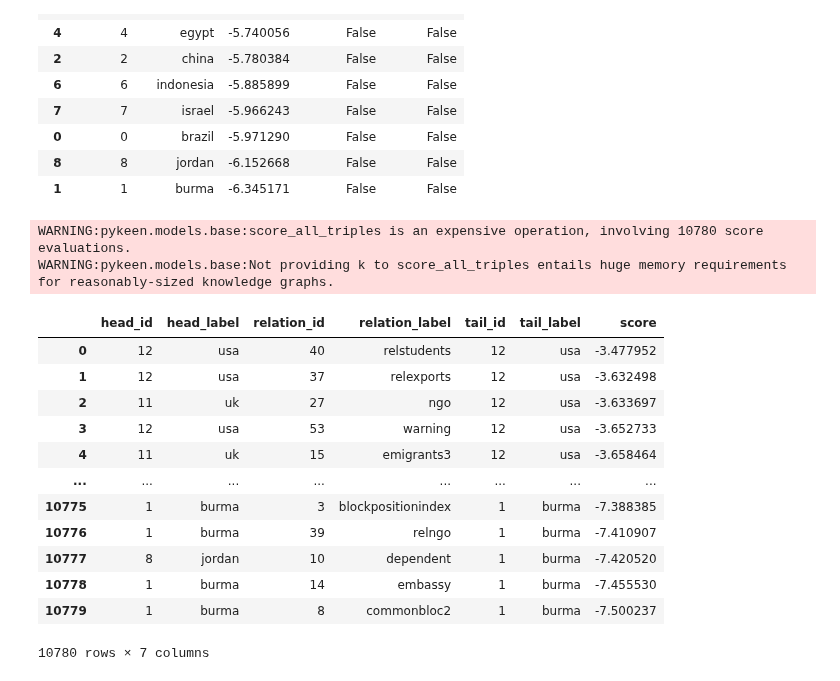
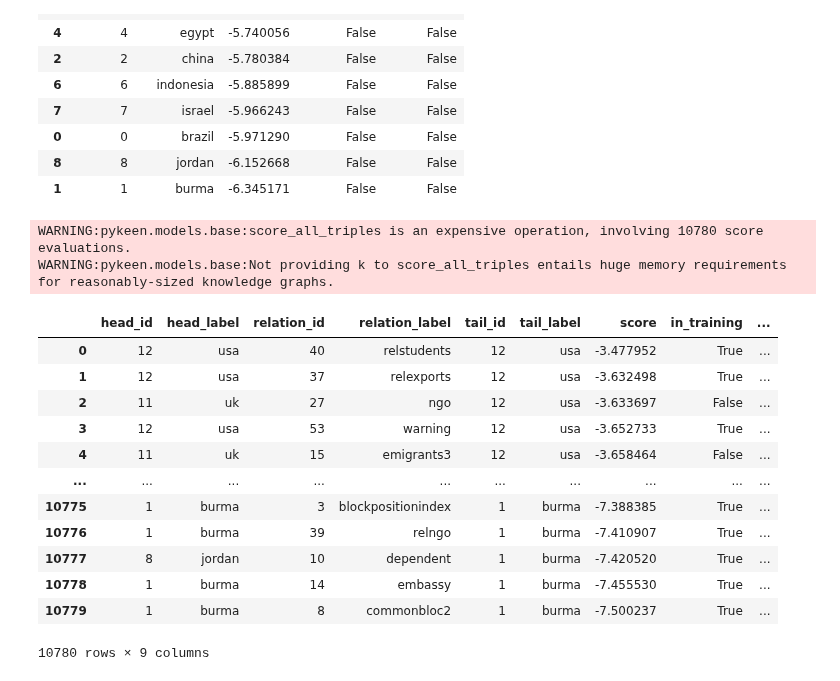
Before and after one commit to pykeen/pykeen, a Jupyter notebook: notebooks/hello_world/Hello World!.ipynb, the cells around one changed output. Cells and saved outputs as stored; diff of their text form; code cells hidden in the pictures.

```diff
--- a/notebooks/hello_world/Hello World!.ipynb
+++ b/notebooks/hello_world/Hello World!.ipynb
@@ -188,20 +188,20 @@ model.predict_heads('conferences', 'brazil', testing=testing_mapped_triples)
 | 1 | 1 | burma | -6.345171 | False | False |
 # %%
 # Score all triples
-model.score_all_triples()
+model.score_all_triples(testing=testing_mapped_triples)
 # %% [output]
 WARNING:pykeen.models.base:score_all_triples is an expensive operation, involving 10780 score evaluations.
 WARNING:pykeen.models.base:Not providing k to score_all_triples entails huge memory requirements for reasonably-sized knowledge graphs.
-|  | head_id | head_label | relation_id | relation_label | tail_id | tail_label | score |
-| 0 | 12 | usa | 40 | relstudents | 12 | usa | -3.477952 |
-| 1 | 12 | usa | 37 | relexports | 12 | usa | -3.632498 |
-| 2 | 11 | uk | 27 | ngo | 12 | usa | -3.633697 |
-| 3 | 12 | usa | 53 | warning | 12 | usa | -3.652733 |
-| 4 | 11 | uk | 15 | emigrants3 | 12 | usa | -3.658464 |
-| ... | ... | ... | ... | ... | ... | ... | ... |
-| 10775 | 1 | burma | 3 | blockpositionindex | 1 | burma | -7.388385 |
-| 10776 | 1 | burma | 39 | relngo | 1 | burma | -7.410907 |
-| 10777 | 8 | jordan | 10 | dependent | 1 | burma | -7.420520 |
-| 10778 | 1 | burma | 14 | embassy | 1 | burma | -7.455530 |
-| 10779 | 1 | burma | 8 | commonbloc2 | 1 | burma | -7.500237 |
+|  | head_id | head_label | relation_id | relation_label | tail_id | tail_label | score | in_training | ... |
+| 0 | 12 | usa | 40 | relstudents | 12 | usa | -3.477952 | True | ... |
+| 1 | 12 | usa | 37 | relexports | 12 | usa | -3.632498 | True | ... |
+| 2 | 11 | uk | 27 | ngo | 12 | usa | -3.633697 | False | ... |
+| 3 | 12 | usa | 53 | warning | 12 | usa | -3.652733 | True | ... |
+| 4 | 11 | uk | 15 | emigrants3 | 12 | usa | -3.658464 | False | ... |
+| ... | ... | ... | ... | ... | ... | ... | ... | ... | ... |
+| 10775 | 1 | burma | 3 | blockpositionindex | 1 | burma | -7.388385 | True | ... |
+| 10776 | 1 | burma | 39 | relngo | 1 | burma | -7.410907 | True | ... |
+| 10777 | 8 | jordan | 10 | dependent | 1 | burma | -7.420520 | True | ... |
+| 10778 | 1 | burma | 14 | embassy | 1 | burma | -7.455530 | True | ... |
+| 10779 | 1 | burma | 8 | commonbloc2 | 1 | burma | -7.500237 | True | ... |
-10780 rows × 7 columns
+10780 rows × 9 columns
```
Also changed, not shown: parts of 4 cells of this notebook, 2 other files.
